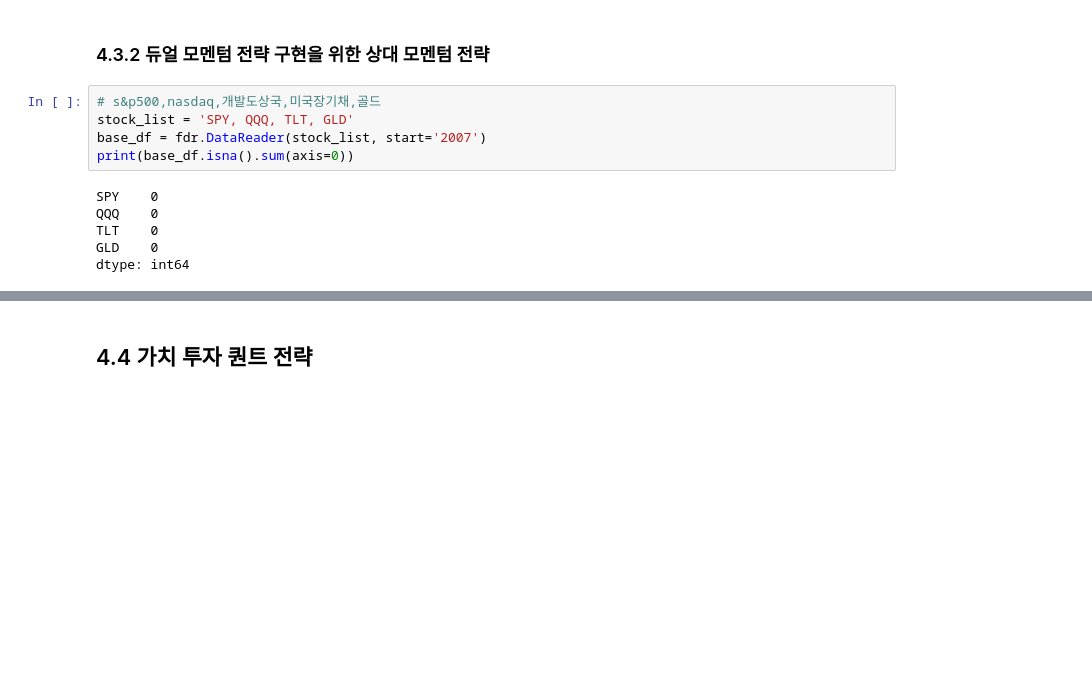
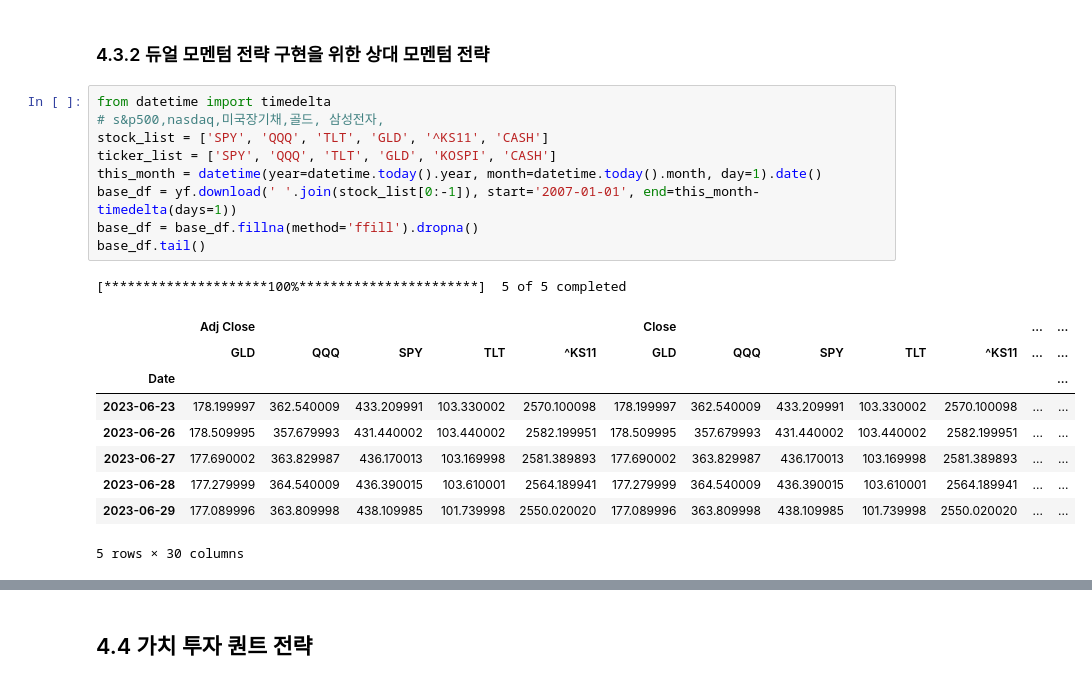
Before and after one commit to sajacaros/algoTrade, a Jupyter notebook: docs/04_2_듀얼모멘텀전략.ipynb, the cells around one changed output, grey strips where cells are left out. Drawn from its saved outputs; the diff is of its cells as text; blank space fills up the shorter version.

```diff
--- a/docs/04_2_듀얼모멘텀전략.ipynb
+++ b/docs/04_2_듀얼모멘텀전략.ipynb
@@ -184,14 +186,23 @@ sharpe: 0.5698546134150987
 # %% [markdown]
 ### 4.3.2 듀얼 모멘텀 전략 구현을 위한 상대 모멘텀 전략
-# %%
-# s&p500,nasdaq,개발도상국,미국장기채,골드
-stock_list = 'SPY, QQQ, TLT, GLD'
-base_df = fdr.DataReader(stock_list, start='2007')
-print(base_df.isna().sum(axis=0))
-# %% [output]
-SPY    0
-QQQ    0
-TLT    0
-GLD    0
-dtype: int64
+# %%
+from datetime import timedelta
+# s&p500,nasdaq,미국장기채,골드, 삼성전자,
+stock_list = ['SPY', 'QQQ', 'TLT', 'GLD', '^KS11', 'CASH']
+ticker_list = ['SPY', 'QQQ', 'TLT', 'GLD', 'KOSPI', 'CASH']
+this_month = datetime(year=datetime.today().year, month=datetime.today().month, day=1).date()
+base_df = yf.download(' '.join(stock_list[0:-1]), start='2007-01-01', end=this_month-timedelta(days=1))
+base_df = base_df.fillna(method='ffill').dropna()
+base_df.tail()
+# %% [output]
+[*********************100%***********************]  5 of 5 completed
+|  | Adj Close |  |  |  |  | Close |  |  |  |  | ... | ... |
+|  | GLD | QQQ | SPY | TLT | ^KS11 | GLD | QQQ | SPY | TLT | ^KS11 | ... | ... |
+| Date |  |  |  |  |  |  |  |  |  |  |  | ... |
+| 2023-06-23 | 178.199997 | 362.540009 | 433.209991 | 103.330002 | 2570.100098 | 178.199997 | 362.540009 | 433.209991 | 103.330002 | 2570.100098 | ... | ... |
+| 2023-06-26 | 178.509995 | 357.679993 | 431.440002 | 103.440002 | 2582.199951 | 178.509995 | 357.679993 | 431.440002 | 103.440002 | 2582.199951 | ... | ... |
+| 2023-06-27 | 177.690002 | 363.829987 | 436.170013 | 103.169998 | 2581.389893 | 177.690002 | 363.829987 | 436.170013 | 103.169998 | 2581.389893 | ... | ... |
+| 2023-06-28 | 177.279999 | 364.540009 | 436.390015 | 103.610001 | 2564.189941 | 177.279999 | 364.540009 | 436.390015 | 103.610001 | 2564.189941 | ... | ... |
+| 2023-06-29 | 177.089996 | 363.809998 | 438.109985 | 101.739998 | 2550.020020 | 177.089996 | 363.809998 | 438.109985 | 101.739998 | 2550.020020 | ... | ... |
+5 rows × 30 columns
 # %%
```
Also changed, not shown: parts of 20 cells of this notebook, 2 other files.
